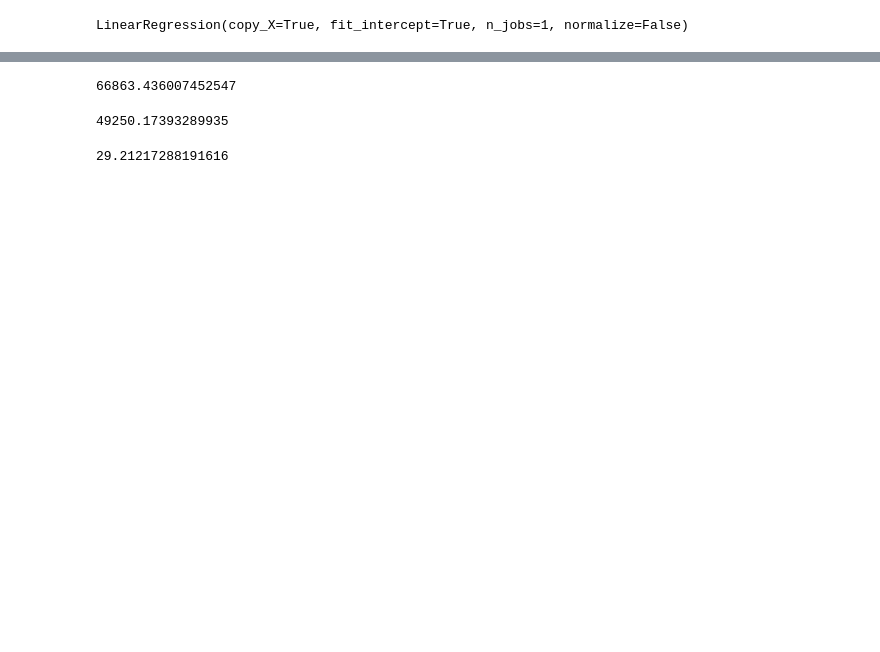
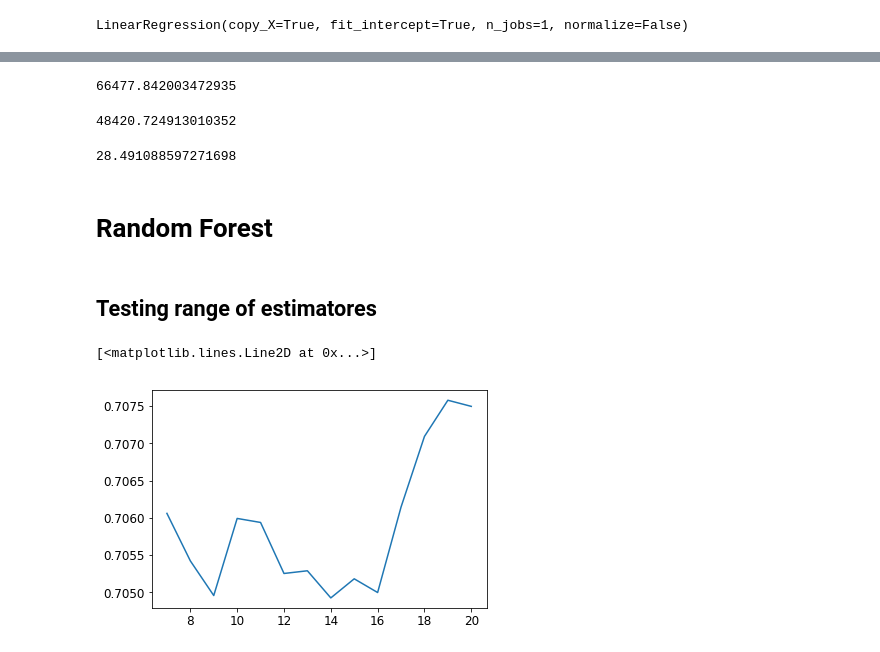
Before and after one commit to vinay-004/MachineLearning, a Jupyter notebook: Housing Value Prediction/Small version.ipynb, the cells around one changed output, grey strips where cells are left out. Saved outputs shown, nothing was run; the diff lists cells and outputs as text; code cells hidden in the pictures; blank space fills up the shorter version.

```diff
--- a/Housing Value Prediction/Small version.ipynb
+++ b/Housing Value Prediction/Small version.ipynb
@@ -279,17 +281,18 @@ class CombinedAttributesAdder(BaseEstimator, TransformerMixin):
         population_per_household = X[:, population_ix] / X[:, household_ix]
         longitude_sqr= X[:, longitude_ix] * X[:, longitude_ix]
         latitude_sqr= X[:, latitude_ix] * X[:, latitude_ix]
+        long_lat=X[:, longitude_ix] *X[:, latitude_ix]
         if self.add_bedrooms_per_room:
             bedrooms_per_room = X[:, bedrooms_ix] / X[:, rooms_ix]
             if self.add_sqr_location:
                 return np.c_[X, rooms_per_household, population_per_household,
-                         bedrooms_per_room,longitude_sqr,latitude_sqr]
+                         bedrooms_per_room,longitude_sqr,latitude_sqr,long_lat]
             else:
                  return np.c_[X, rooms_per_household, population_per_household,
                          bedrooms_per_room]
         else:
             if self.add_sqr_location:
-                return np.c_[X, rooms_per_household, population_per_household,longitude_sqr,latitude_sqr]
+                return np.c_[X, rooms_per_household, population_per_household,longitude_sqr,latitude_sqr,long_lat]
             else:
                 return np.c_[X, rooms_per_household, population_per_household]
 # %%
@@ -346,14 +359,14 @@ lin_mse = mean_squared_error(test_labels, housing_predictions)
 lin_rmse = np.sqrt(lin_mse)
 lin_rmse
 # %% [output]
-66863.436007452547
+66477.842003472935
 # %%
 from sklearn.metrics import mean_absolute_error
 
 lin_mae = mean_absolute_error(test_labels, housing_predictions)
 lin_mae
 # %% [output]
-49250.17393289935
+48420.724913010352
 # %%
 def mean_absolute_percentage_error(y_true, y_pred):
     y_true, y_pred = np.array(y_true), np.array(y_pred)
@@ -361,4 +374,20 @@ def mean_absolute_percentage_error(y_true, y_pred):
 
 mean_absolute_percentage_error(test_labels,housing_predictions)
 # %% [output]
-29.21217288191616
+28.491088597271698
+# %% [markdown]
+# Random Forest
+# %% [markdown]
+## Testing range of estimatores
+# %%
+from sklearn.ensemble import RandomForestRegressor
+estimators = np.arange(7,21,1)
+score=[]
+for n in estimators:
+    regr = RandomForestRegressor(max_depth =5,n_estimators =n,random_state= 42)
+    regr.fit(housing_prepared, housing_labels)
+    score.append(regr.score(housing_prepared, housing_labels))
+plt.plot(estimators,score)
+# %% [output]
+[<matplotlib.lines.Line2D at 0x...>]
+[figure, added]
```
Also changed, not shown: parts of 26 cells of this notebook.
